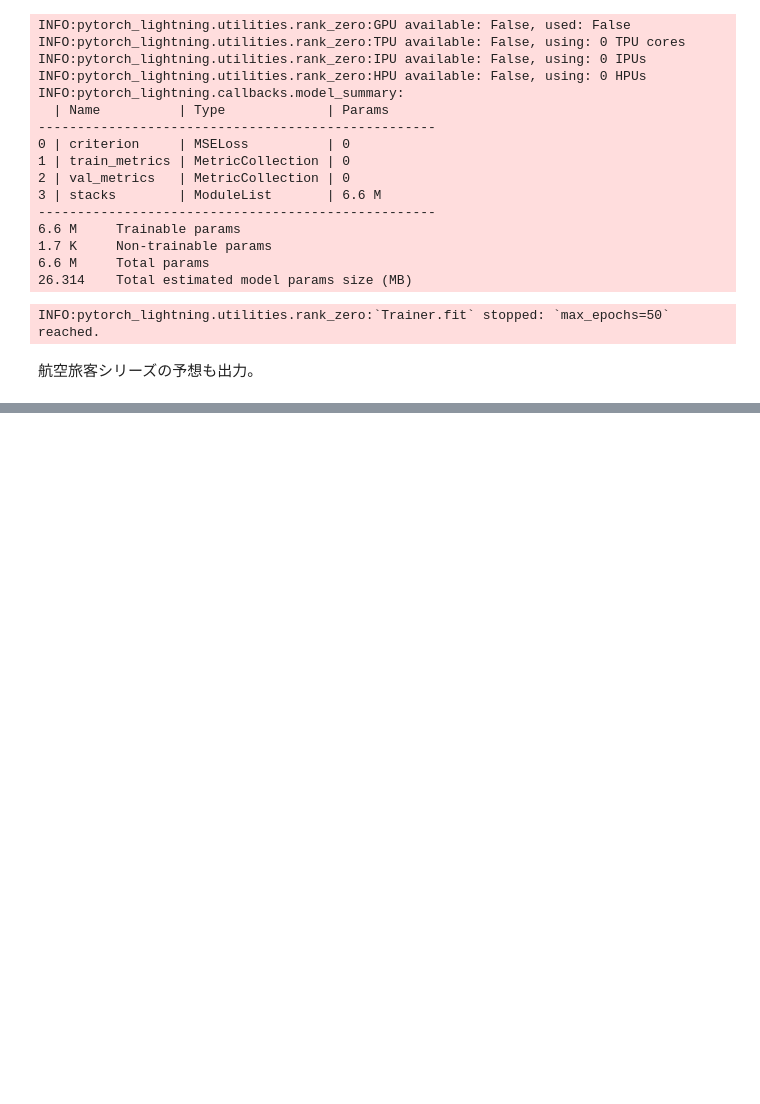
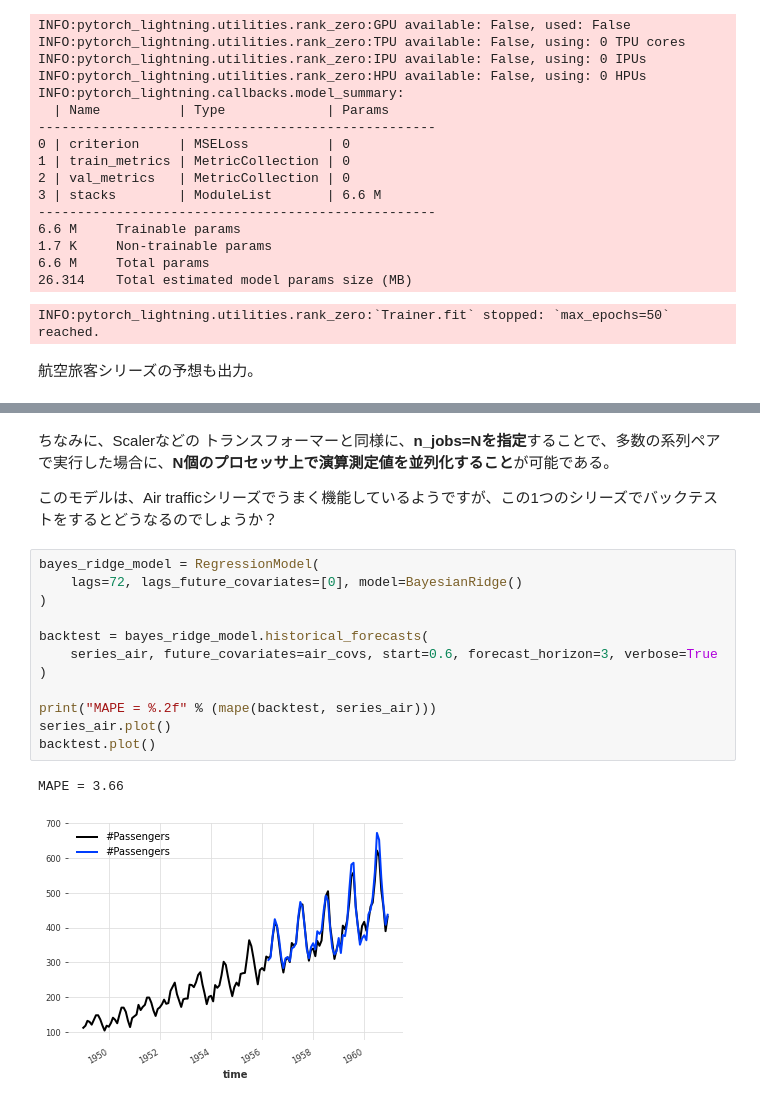
Before and after one commit to webclinic017/-daily-test, a Jupyter notebook: Darts_test.ipynb, the cells around one changed output, grey strips where cells are left out. Drawn from its saved outputs; the diff is of its cells as text; blank space fills up the shorter version.

```diff
--- a/Darts_test.ipynb
+++ b/Darts_test.ipynb
@@ -1319,0 +1379,19 @@ pred_air.plot(label="forecast (air)")
+# %% [markdown]
+ちなみに、Scalerなどの トランスフォーマーと同様に、**n_jobs=Nを指定**することで、多数の系列ペアで実行した場合に、**N個のプロセッサ上で演算測定値を並列化すること**が可能である。
+
+このモデルは、Air trafficシリーズでうまく機能しているようですが、この1つのシリーズでバックテストをするとどうなるのでしょうか？
+# %%
+bayes_ridge_model = RegressionModel(
+    lags=72, lags_future_covariates=[0], model=BayesianRidge()
+)
+
+backtest = bayes_ridge_model.historical_forecasts(
+    series_air, future_covariates=air_covs, start=0.6, forecast_horizon=3, verbose=True
+)
+
+print("MAPE = %.2f" % (mape(backtest, series_air)))
+series_air.plot()
+backtest.plot()
+# %% [output]
+MAPE = 3.66
+[figure, added]
```
Also changed, not shown: parts of 30 cells of this notebook.
